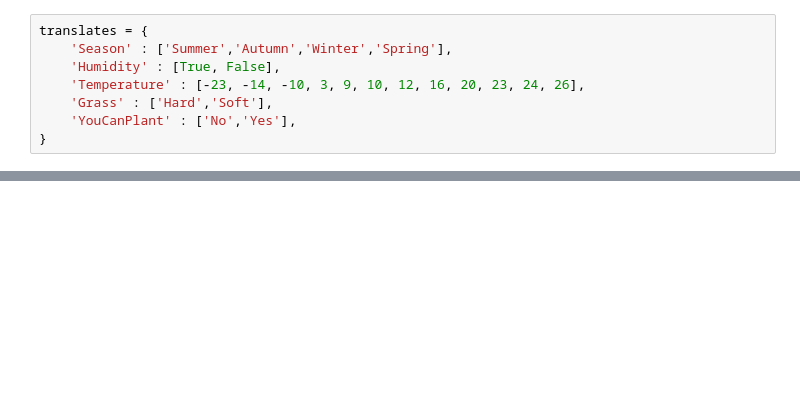
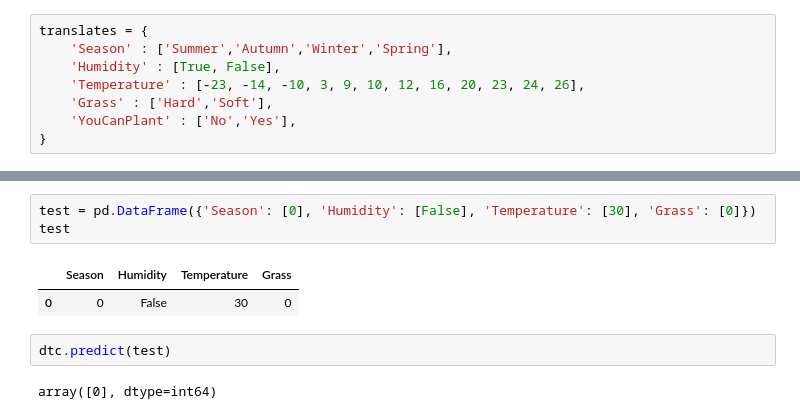
Before and after one commit to ErifGocthik/tree, a Jupyter notebook: Untitled.ipynb, the cells around one changed output, grey strips where cells are left out. Drawn from its saved outputs; the diff is of its cells as text; blank space fills up the shorter version.

```diff
--- a/Untitled.ipynb
+++ b/Untitled.ipynb
@@ -85,0 +103,10 @@ plot_tree(dtc, feature_names = df.columns, class_names=translates['YouCanPlant']
+# %%
+test = pd.DataFrame({'Season': [0], 'Humidity': [False], 'Temperature': [30], 'Grass': [0]})
+test
+# %% [output]
+|  | Season | Humidity | Temperature | Grass |
+| 0 | 0 | False | 30 | 0 |
+# %%
+dtc.predict(test)
+# %% [output]
+array([0], dtype=int64)
```
Also changed, not shown: parts of 11 cells of this notebook, 1 other file.
